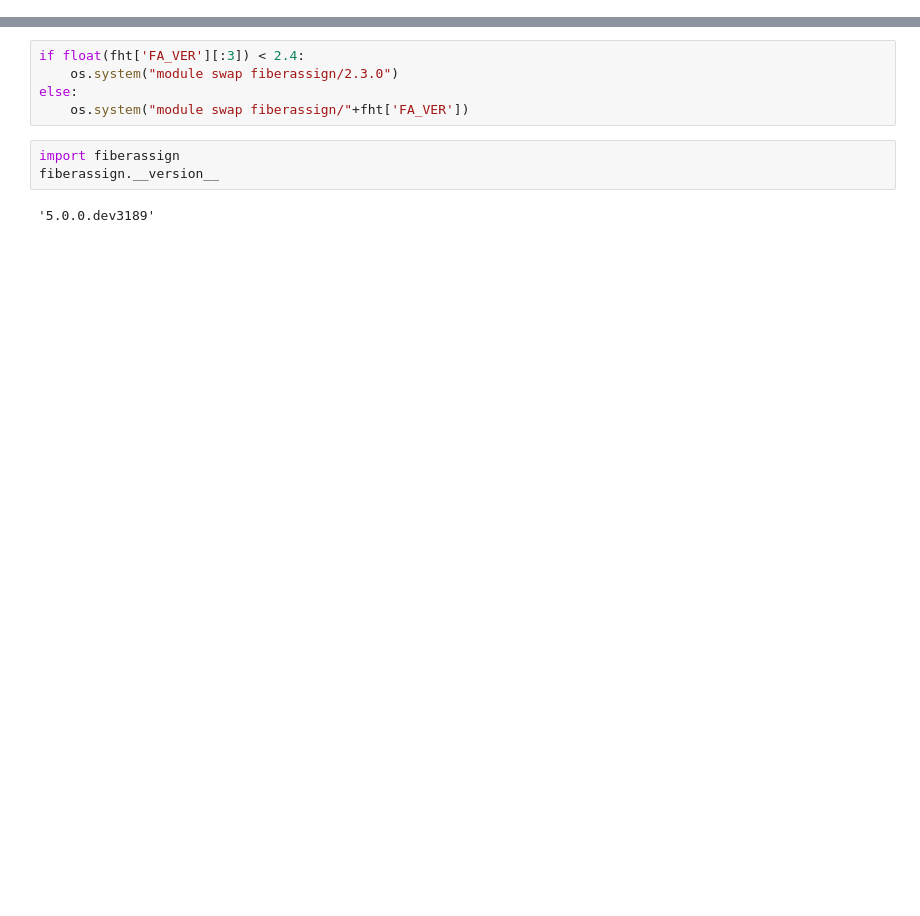
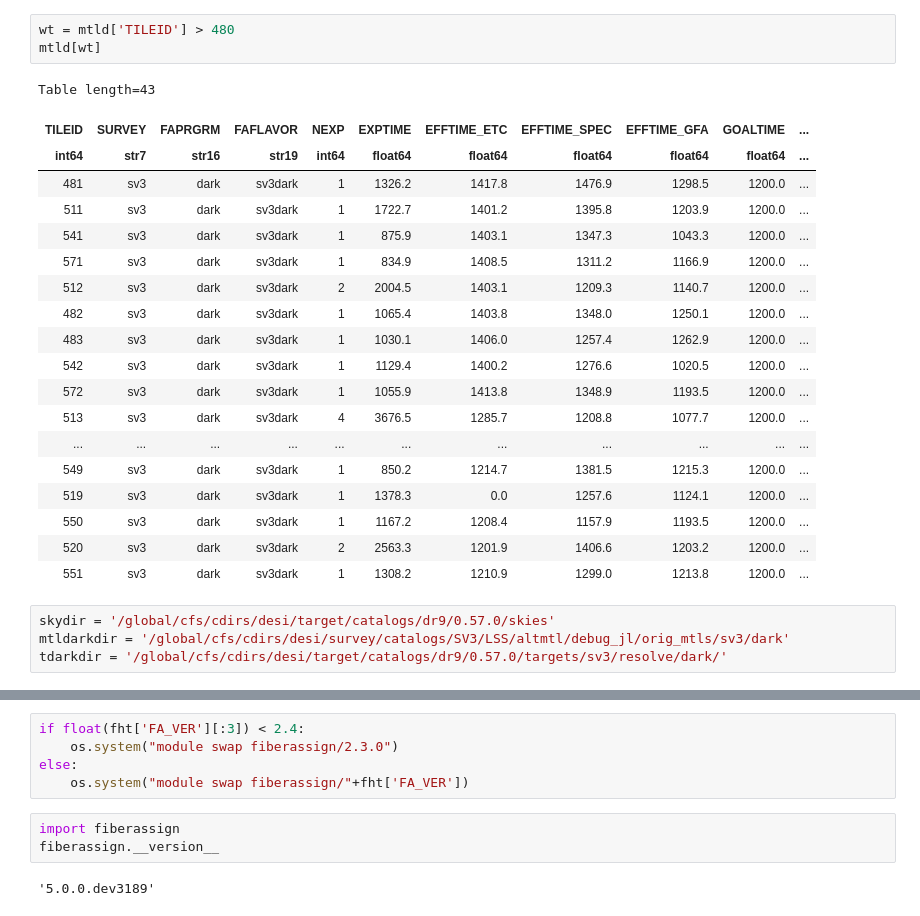
Before and after one commit to desihub/LSS, a Jupyter notebook: Sandbox/doalt_assign.ipynb, the cells around one changed output, grey strips where cells are left out. Drawn from its saved outputs; the diff is of its cells as text; blank space fills up the shorter version.

```diff
--- a/Sandbox/doalt_assign.ipynb
+++ b/Sandbox/doalt_assign.ipynb
@@ -24,0 +304,27 @@ fht['FA_VER']
+# %%
+wt = mtld['TILEID'] > 480
+mtld[wt]
+# %% [output]
+Table length=43
+| TILEID | SURVEY | FAPRGRM | FAFLAVOR | NEXP | EXPTIME | EFFTIME_ETC | EFFTIME_SPEC | EFFTIME_GFA | GOALTIME | ... |
+| int64 | str7 | str16 | str19 | int64 | float64 | float64 | float64 | float64 | float64 | ... |
+| 481 | sv3 | dark | sv3dark | 1 | 1326.2 | 1417.8 | 1476.9 | 1298.5 | 1200.0 | ... |
+| 511 | sv3 | dark | sv3dark | 1 | 1722.7 | 1401.2 | 1395.8 | 1203.9 | 1200.0 | ... |
+| 541 | sv3 | dark | sv3dark | 1 | 875.9 | 1403.1 | 1347.3 | 1043.3 | 1200.0 | ... |
+| 571 | sv3 | dark | sv3dark | 1 | 834.9 | 1408.5 | 1311.2 | 1166.9 | 1200.0 | ... |
+| 512 | sv3 | dark | sv3dark | 2 | 2004.5 | 1403.1 | 1209.3 | 1140.7 | 1200.0 | ... |
+| 482 | sv3 | dark | sv3dark | 1 | 1065.4 | 1403.8 | 1348.0 | 1250.1 | 1200.0 | ... |
+| 483 | sv3 | dark | sv3dark | 1 | 1030.1 | 1406.0 | 1257.4 | 1262.9 | 1200.0 | ... |
+| 542 | sv3 | dark | sv3dark | 1 | 1129.4 | 1400.2 | 1276.6 | 1020.5 | 1200.0 | ... |
+| 572 | sv3 | dark | sv3dark | 1 | 1055.9 | 1413.8 | 1348.9 | 1193.5 | 1200.0 | ... |
+| 513 | sv3 | dark | sv3dark | 4 | 3676.5 | 1285.7 | 1208.8 | 1077.7 | 1200.0 | ... |
+| ... | ... | ... | ... | ... | ... | ... | ... | ... | ... | ... |
+| 549 | sv3 | dark | sv3dark | 1 | 850.2 | 1214.7 | 1381.5 | 1215.3 | 1200.0 | ... |
+| 519 | sv3 | dark | sv3dark | 1 | 1378.3 | 0.0 | 1257.6 | 1124.1 | 1200.0 | ... |
+| 550 | sv3 | dark | sv3dark | 1 | 1167.2 | 1208.4 | 1157.9 | 1193.5 | 1200.0 | ... |
+| 520 | sv3 | dark | sv3dark | 2 | 2563.3 | 1201.9 | 1406.6 | 1203.2 | 1200.0 | ... |
+| 551 | sv3 | dark | sv3dark | 1 | 1308.2 | 1210.9 | 1299.0 | 1213.8 | 1200.0 | ... |
+# %%
+skydir = '/global/cfs/cdirs/desi/target/catalogs/dr9/0.57.0/skies'
+mtldarkdir = '/global/cfs/cdirs/desi/survey/catalogs/SV3/LSS/altmtl/debug_jl/orig_mtls/sv3/dark'
+tdarkdir = '/global/cfs/cdirs/desi/target/catalogs/dr9/0.57.0/targets/sv3/resolve/dark/'
```
Also changed, not shown: parts of 65 cells of this notebook.
